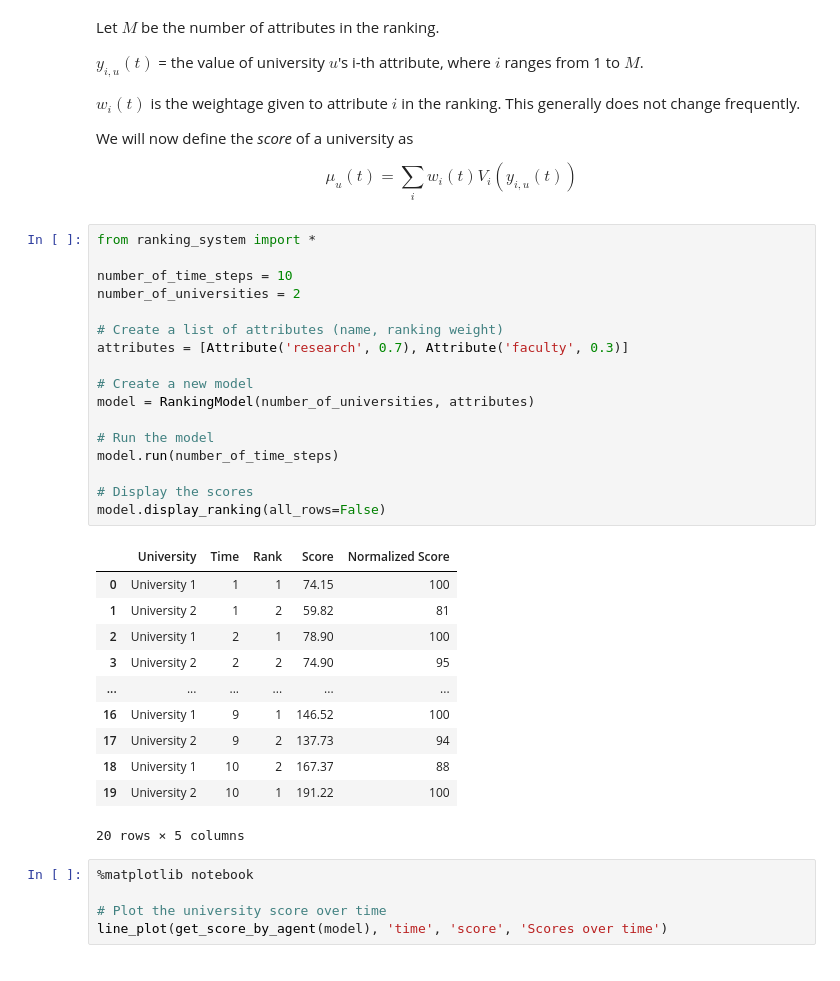
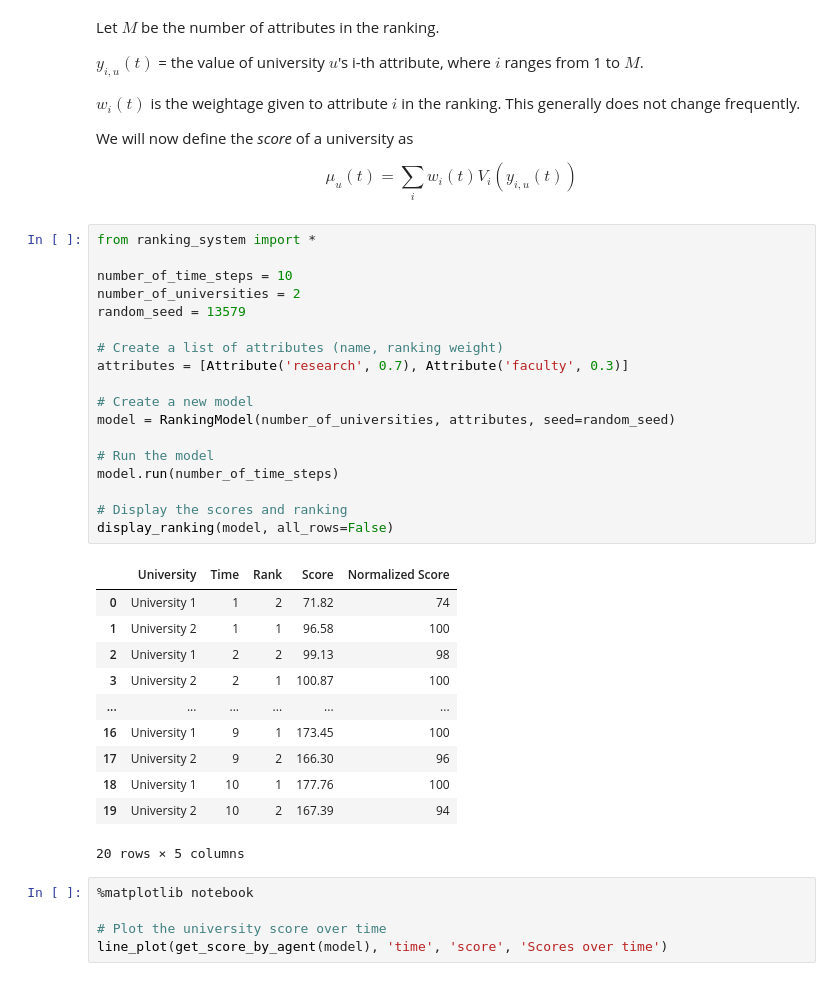
Before and after one commit to DavidBalash/agent_based_models, a Jupyter notebook: ranking_notebook.ipynb, the cells around one changed output. Saved outputs shown, nothing was run; the diff lists cells and outputs as text.

```diff
--- a/ranking_notebook.ipynb
+++ b/ranking_notebook.ipynb
@@ -22,31 +22,32 @@ $$
 # %%
 from ranking_system import *
 
 number_of_time_steps = 10
 number_of_universities = 2
+random_seed = 13579
 
 # Create a list of attributes (name, ranking weight)
 attributes = [Attribute('research', 0.7), Attribute('faculty', 0.3)]
 
 # Create a new model
-model = RankingModel(number_of_universities, attributes)
+model = RankingModel(number_of_universities, attributes, seed=random_seed)
 
 # Run the model
 model.run(number_of_time_steps)
 
-# Display the scores
-model.display_ranking(all_rows=False)
+# Display the scores and ranking
+display_ranking(model, all_rows=False)
 # %% [output]
 |  | University | Time | Rank | Score | Normalized Score |
-| 0 | University 1 | 1 | 1 | 74.15 | 100 |
-| 1 | University 2 | 1 | 2 | 59.82 | 81 |
-| 2 | University 1 | 2 | 1 | 78.90 | 100 |
-| 3 | University 2 | 2 | 2 | 74.90 | 95 |
+| 0 | University 1 | 1 | 2 | 71.82 | 74 |
+| 1 | University 2 | 1 | 1 | 96.58 | 100 |
+| 2 | University 1 | 2 | 2 | 99.13 | 98 |
+| 3 | University 2 | 2 | 1 | 100.87 | 100 |
 | ... | ... | ... | ... | ... | ... |
-| 16 | University 1 | 9 | 1 | 146.52 | 100 |
-| 17 | University 2 | 9 | 2 | 137.73 | 94 |
-| 18 | University 1 | 10 | 2 | 167.37 | 88 |
-| 19 | University 2 | 10 | 1 | 191.22 | 100 |
+| 16 | University 1 | 9 | 1 | 173.45 | 100 |
+| 17 | University 2 | 9 | 2 | 166.30 | 96 |
+| 18 | University 1 | 10 | 1 | 177.76 | 100 |
+| 19 | University 2 | 10 | 2 | 167.39 | 94 |
 20 rows × 5 columns
 # %%
 %matplotlib notebook
```
Also changed, not shown: 6 other files.
